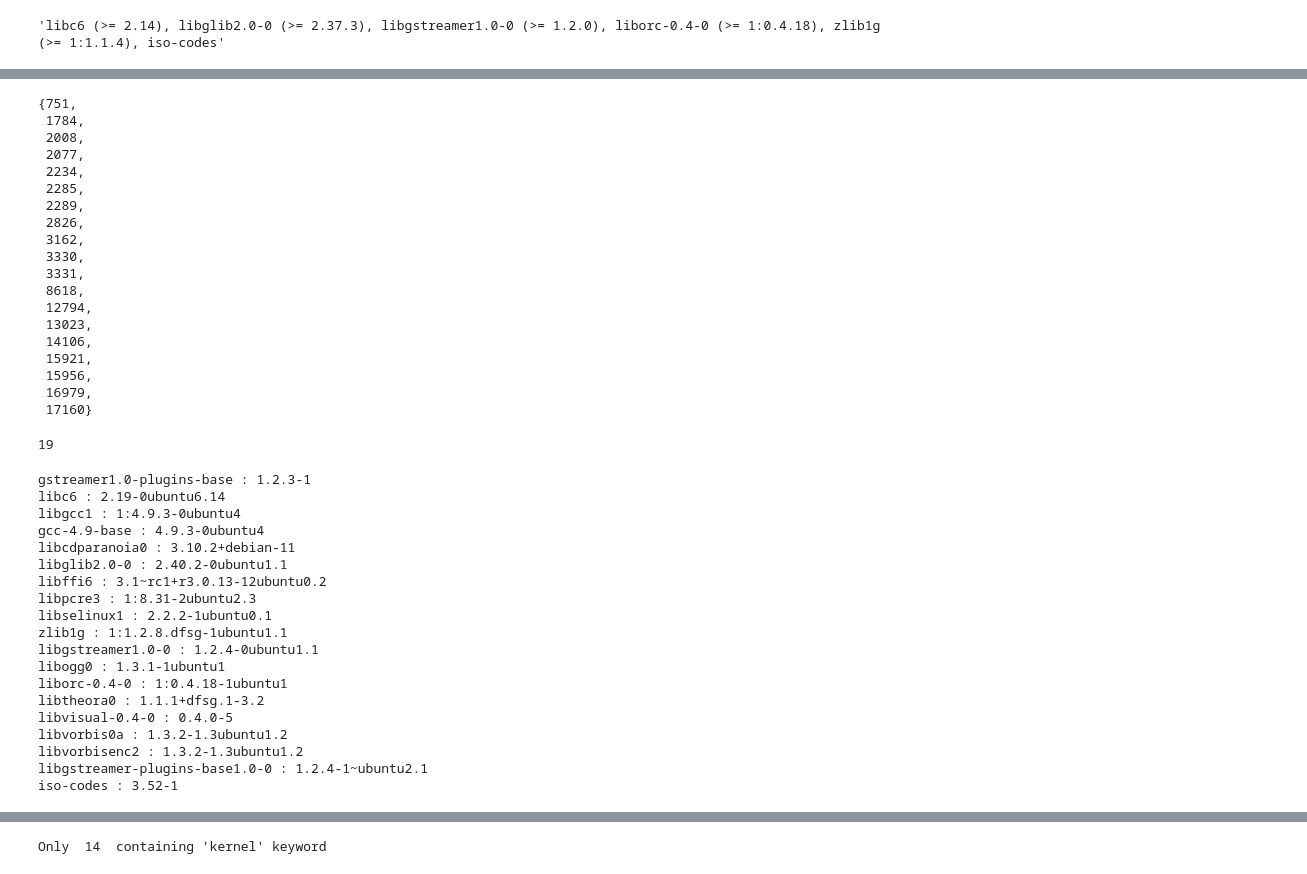
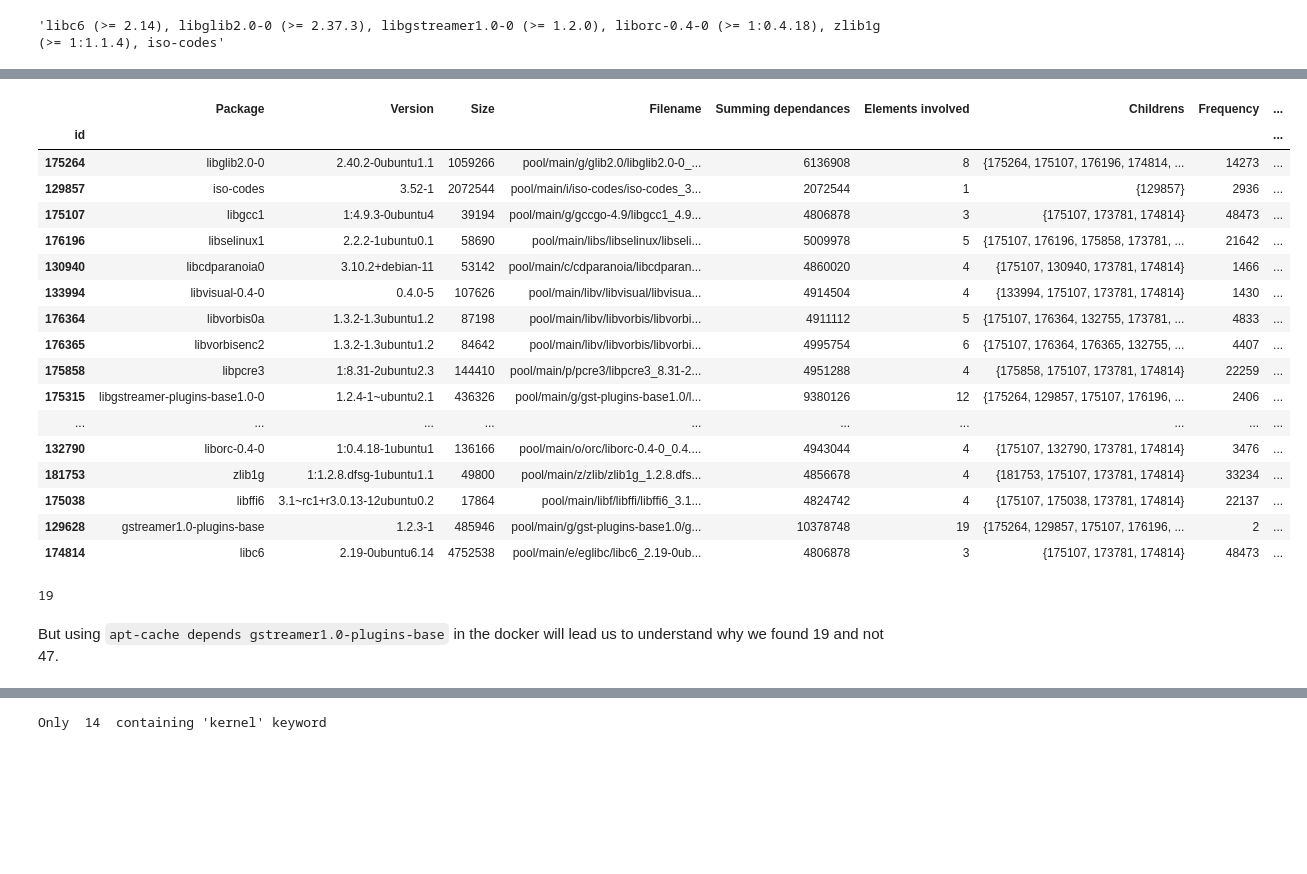
Before and after one commit to alex35469/fingerpatch, a Jupyter notebook: attack/Attack_vizualization.ipynb, the cells around one changed output, grey strips where cells are left out. Drawn from its saved outputs; the diff is of its cells as text; code cells hidden in the pictures; blank space fills up the shorter version.

```diff
--- a/attack/Attack_vizualization.ipynb
+++ b/attack/Attack_vizualization.ipynb
@@ -1172,49 +1102,29 @@ trace , childrens , _ =recursiveSearchOnDep(df=ground_truth, x=x, alreadySeen={}
-# %%
-childrens
-# %% [output]
-{751,
- 1784,
- 2008,
- 2077,
- 2234,
- 2285,
- 2289,
- 2826,
- 3162,
- 3330,
- 3331,
- 8618,
- 12794,
- 13023,
- 14106,
- 15921,
- 15956,
- 16979,
- 17160}
+# %%
+childrens = gt[gt["Package"] == "gstreamer1.0-plugins-base"]["Childrens"].iloc[0]
+# %%
+gt.loc[list(childrens)]
+# %% [output]
+|  | Package | Version | Size | Filename | Summing dependances | Elements involved | Childrens | Frequency | ... |
+| id |  |  |  |  |  |  |  |  | ... |
+| 175264 | libglib2.0-0 | 2.40.2-0ubuntu1.1 | 1059266 | pool/main/g/glib2.0/libglib2.0-0_... | 6136908 | 8 | {175264, 175107, 176196, 174814, ... | 14273 | ... |
+| 129857 | iso-codes | 3.52-1 | 2072544 | pool/main/i/iso-codes/iso-codes_3... | 2072544 | 1 | {129857} | 2936 | ... |
+| 175107 | libgcc1 | 1:4.9.3-0ubuntu4 | 39194 | pool/main/g/gccgo-4.9/libgcc1_4.9... | 4806878 | 3 | {175107, 173781, 174814} | 48473 | ... |
+| 176196 | libselinux1 | 2.2.2-1ubuntu0.1 | 58690 | pool/main/libs/libselinux/libseli... | 5009978 | 5 | {175107, 176196, 175858, 173781, ... | 21642 | ... |
+| 130940 | libcdparanoia0 | 3.10.2+debian-11 | 53142 | pool/main/c/cdparanoia/libcdparan... | 4860020 | 4 | {175107, 130940, 173781, 174814} | 1466 | ... |
+| 133994 | libvisual-0.4-0 | 0.4.0-5 | 107626 | pool/main/libv/libvisual/libvisua... | 4914504 | 4 | {133994, 175107, 173781, 174814} | 1430 | ... |
+| 176364 | libvorbis0a | 1.3.2-1.3ubuntu1.2 | 87198 | pool/main/libv/libvorbis/libvorbi... | 4911112 | 5 | {175107, 176364, 132755, 173781, ... | 4833 | ... |
+| 176365 | libvorbisenc2 | 1.3.2-1.3ubuntu1.2 | 84642 | pool/main/libv/libvorbis/libvorbi... | 4995754 | 6 | {175107, 176364, 176365, 132755, ... | 4407 | ... |
+| 175858 | libpcre3 | 1:8.31-2ubuntu2.3 | 144410 | pool/main/p/pcre3/libpcre3_8.31-2... | 4951288 | 4 | {175858, 175107, 173781, 174814} | 22259 | ... |
+| 175315 | libgstreamer-plugins-base1.0-0 | 1.2.4-1~ubuntu2.1 | 436326 | pool/main/g/gst-plugins-base1.0/l... | 9380126 | 12 | {175264, 129857, 175107, 176196, ... | 2406 | ... |
+| ... | ... | ... | ... | ... | ... | ... | ... | ... | ... |
+| 132790 | liborc-0.4-0 | 1:0.4.18-1ubuntu1 | 136166 | pool/main/o/orc/liborc-0.4-0_0.4.... | 4943044 | 4 | {175107, 132790, 173781, 174814} | 3476 | ... |
+| 181753 | zlib1g | 1:1.2.8.dfsg-1ubuntu1.1 | 49800 | pool/main/z/zlib/zlib1g_1.2.8.dfs... | 4856678 | 4 | {181753, 175107, 173781, 174814} | 33234 | ... |
+| 175038 | libffi6 | 3.1~rc1+r3.0.13-12ubuntu0.2 | 17864 | pool/main/libf/libffi/libffi6_3.1... | 4824742 | 4 | {175107, 175038, 173781, 174814} | 22137 | ... |
+| 129628 | gstreamer1.0-plugins-base | 1.2.3-1 | 485946 | pool/main/g/gst-plugins-base1.0/g... | 10378748 | 19 | {175264, 129857, 175107, 176196, ... | 2 | ... |
+| 174814 | libc6 | 2.19-0ubuntu6.14 | 4752538 | pool/main/e/eglibc/libc6_2.19-0ub... | 4806878 | 3 | {175107, 173781, 174814} | 48473 | ... |
 # %%
 len(childrens)
 # %% [output]
 19
-# %%
-for k in trace.keys():
-    print(k)
-# %% [output]
-gstreamer1.0-plugins-base : 1.2.3-1
-libc6 : 2.19-0ubuntu6.14
-libgcc1 : 1:4.9.3-0ubuntu4
-gcc-4.9-base : 4.9.3-0ubuntu4
-libcdparanoia0 : 3.10.2+debian-11
-libglib2.0-0 : 2.40.2-0ubuntu1.1
-libffi6 : 3.1~rc1+r3.0.13-12ubuntu0.2
-libpcre3 : 1:8.31-2ubuntu2.3
-libselinux1 : 2.2.2-1ubuntu0.1
-zlib1g : 1:1.2.8.dfsg-1ubuntu1.1
-libgstreamer1.0-0 : 1.2.4-0ubuntu1.1
-libogg0 : 1.3.1-1ubuntu1
-liborc-0.4-0 : 1:0.4.18-1ubuntu1
-libtheora0 : 1.1.1+dfsg.1-3.2
-libvisual-0.4-0 : 0.4.0-5
-libvorbis0a : 1.3.2-1.3ubuntu1.2
-libvorbisenc2 : 1.3.2-1.3ubuntu1.2
-libgstreamer-plugins-base1.0-0 : 1.2.4-1~ubuntu2.1
-iso-codes : 3.52-1
+# %% [markdown]
+But using `apt-cache depends gstreamer1.0-plugins-base` in the docker will lead us to understand why we found 19 and not 47.
```
Also changed, not shown: parts of 48 cells of this notebook.
